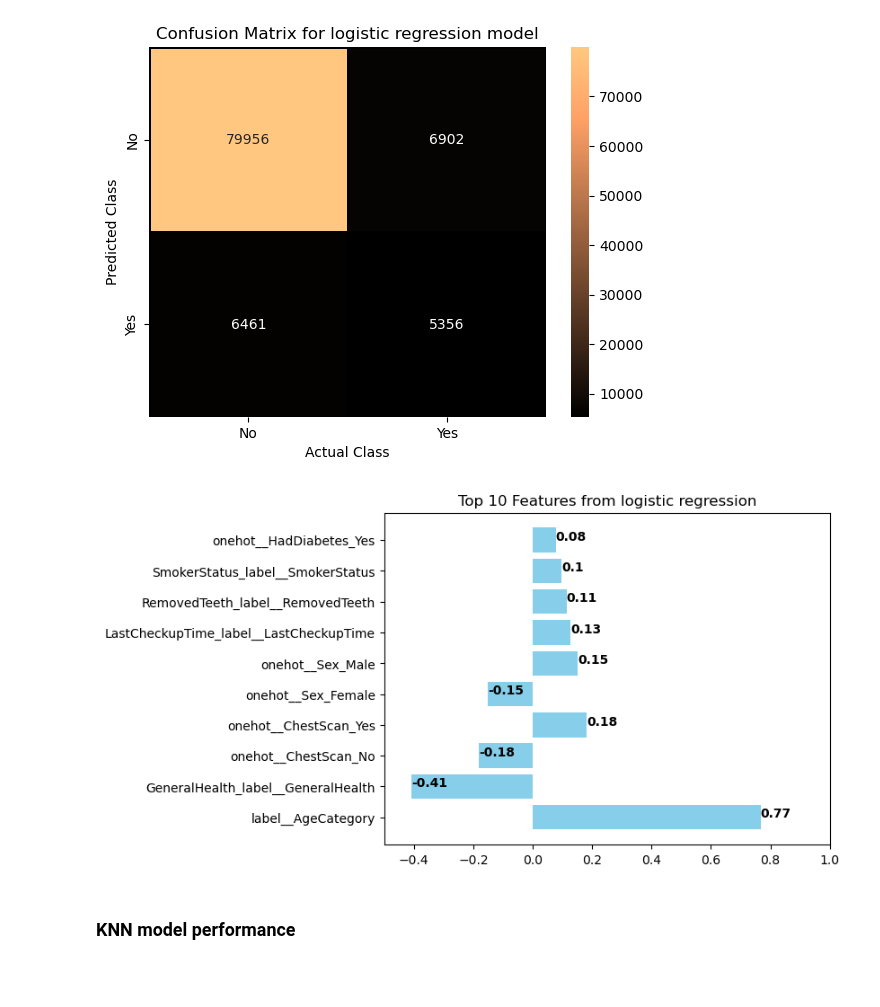
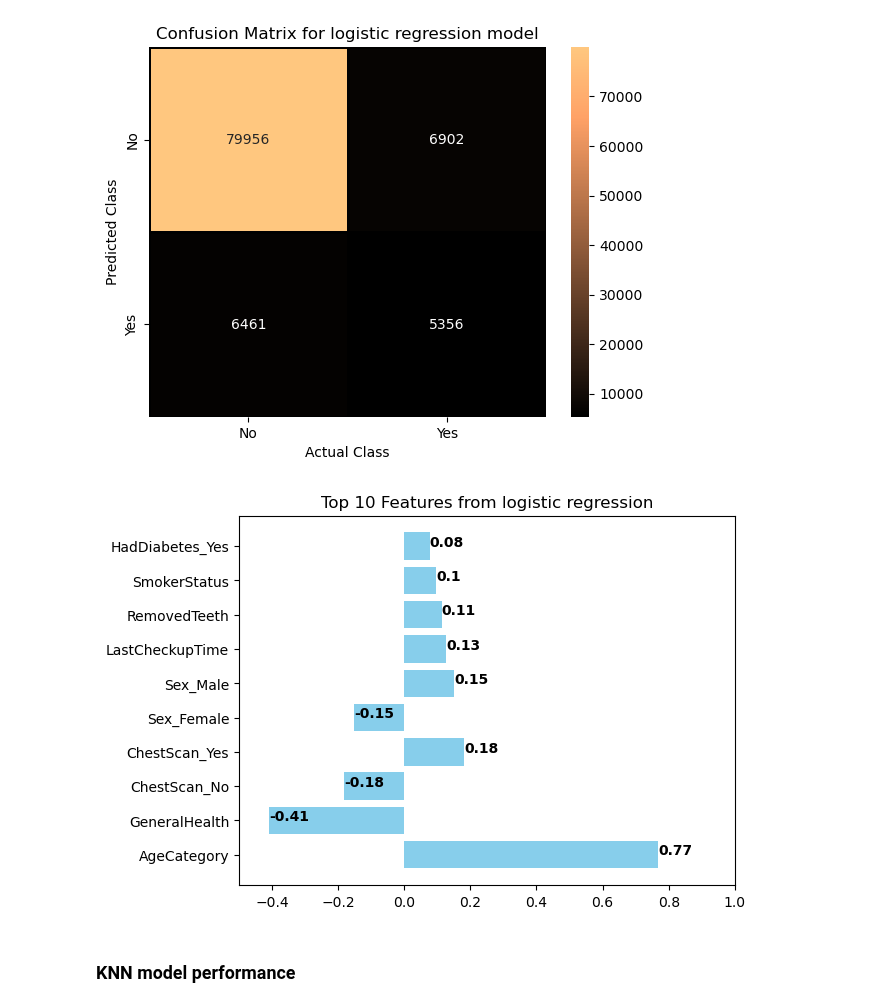
Before and after one commit to DecisionTreeBruining/212B-ML-Project, a Jupyter notebook: assignment_2/local_dev/final_analysis.ipynb, the cells around one changed output. Cells and saved outputs as stored; diff of their text form; code cells hidden in the pictures; blank space fills up the shorter version.

Commit message:
plot finalized

```diff
--- a/assignment_2/local_dev/final_analysis.ipynb
+++ b/assignment_2/local_dev/final_analysis.ipynb
@@ -173,35 +173,37 @@ logi_coef = log_final.coef_
 avg_coef = np.mean(logi_coef, axis=0)
 
 # create a dictionary for coefficients and column names
 coef_dict = {}
 for coef, col in zip(avg_coef, X_train.columns):
     coef_dict[col] = coef
 
 # sort the dictionary by the absolute value of the coefficients
 sorted_dict = dict(sorted(coef_dict.items(),
                           key = lambda x: abs(x[1]),
                           reverse = True))
 
 # dataframe for the sorted dictionary with two columns
 coef_df = pd.DataFrame(list(sorted_dict.items()),
                        columns = ['Feature', 'Coefficient'])
 
+coef_df['Feature'] = coef_df['Feature'].apply(lambda x: x.split('__')[1])
+
 # select the top 10 coefficients
 coef_df = coef_df.head(10)
 plt.barh(coef_df['Feature'], coef_df['Coefficient'], color='skyblue')
 
 # add text annotation on the bar
 for i, v in enumerate(coef_df['Coefficient']):
     plt.text(v, i, str(round(v, 2)),
              color='black', fontweight='bold',
              ha = 'left')
 plt.title('Top 10 Features from logistic regression')
-plt.savefig(figpath + 'logit_feature_importance.png')
 # set x limit
 plt.xlim(-0.5, 1)
 plt.size = (8,6)
+plt.savefig(figpath + 'logit_feature_importance.png')
 # %% [output]
-[figure, old version]
+[figure, new version]
 # %% [markdown]
 ### KNN model performance
 # %%
```
Also changed, not shown: parts of 5 cells of this notebook, 3 other files.
